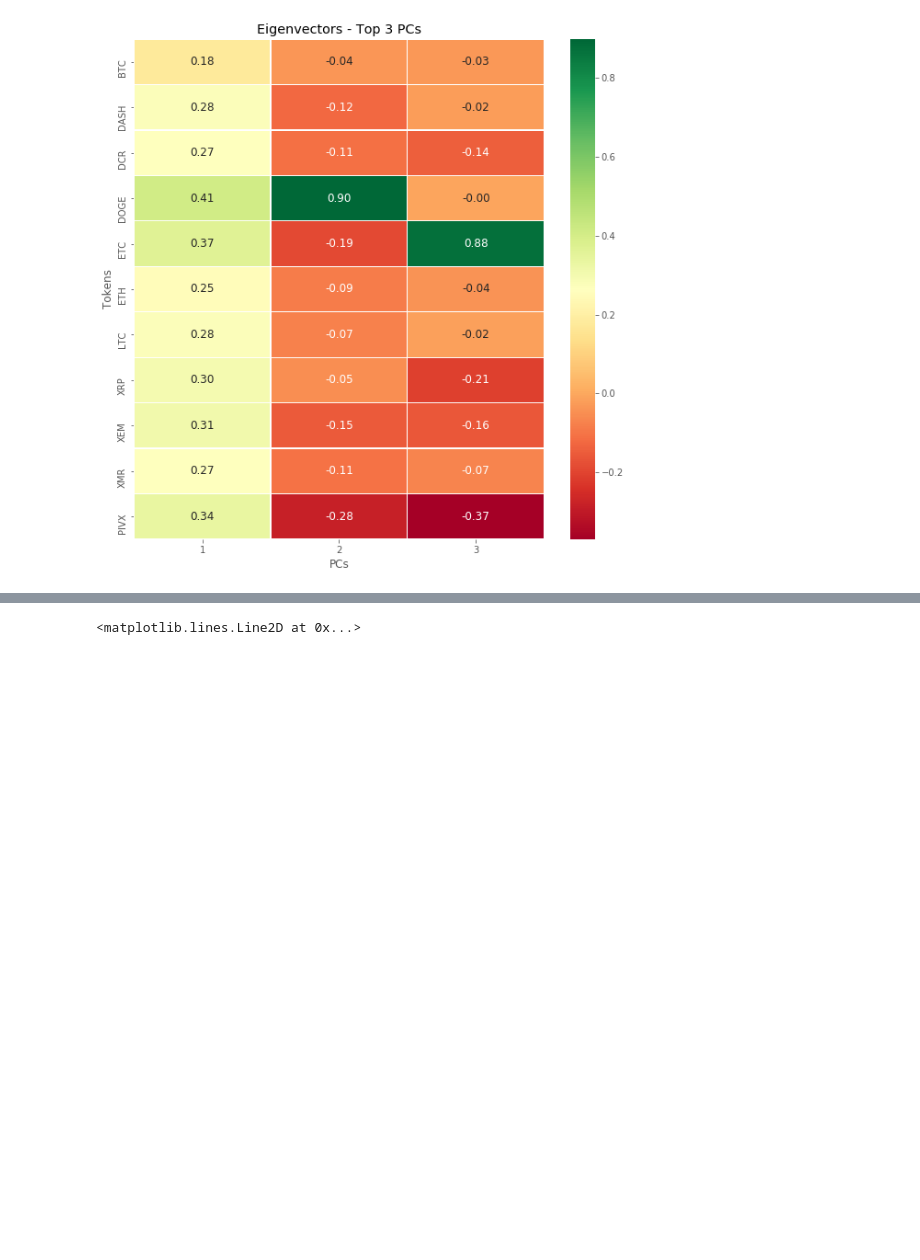
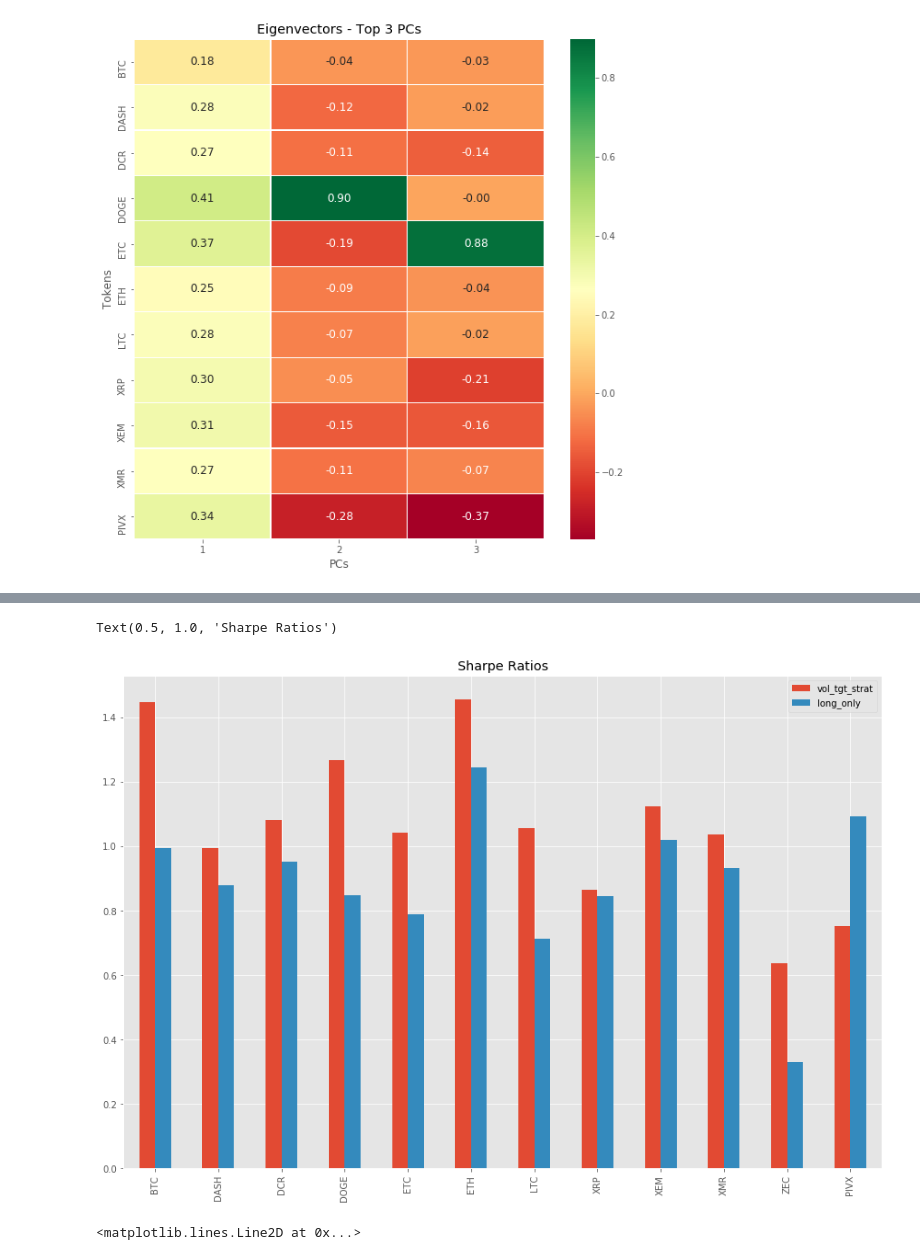
Before and after one commit to sheikhsadik/ProjectNotebooks, a Jupyter notebook: Cryptocurrency Analysis/crypto.ipynb, the cells around one changed output, grey strips where cells are left out. Saved outputs shown, nothing was run; the diff lists cells and outputs as text; code cells hidden in the pictures; blank space fills up the shorter version.

```diff
--- a/Cryptocurrency Analysis/crypto.ipynb
+++ b/Cryptocurrency Analysis/crypto.ipynb
@@ -152,7 +152,8 @@ def get_max_breakout_cta(df,
     return cta_sig
 # %%
 crypto_rets = crypto_df[sub_cryptos].pct_change().dropna(how='all').copy()
-crypto_rets.apply(get_stats, args=(252,))
+ret_stats = crypto_rets.apply(get_stats, args=(252,))
+ret_stats
 # %% [output]
 |  | BTC | DASH | DCR | DOGE | ETC | ETH | LTC | XRP | XEM | XMR | ZEC | ... |
 | Arith. Mean | 0.662214 | 1.213555 | 1.083081 | 1.472341 | 1.229609 | 1.239059 | 0.756535 | 1.060080 | 1.351372 | 1.008740 | 0.423864 | ... |
@@ -243,4 +244,4 @@ resamp_rets = (crypto_rets+1).cumprod().resample(rebal_freq).last().pct_change()
 corr_df = resamp_rets.ewm(halflife=int(252), min_periods=21).corr().dropna()
 vol_df = resamp_rets.ewm(halflife=int(63), min_periods=21).std().dropna()
 
-((vol_tgt/np.sqrt(252))/vol_df).shift(1).multiply(resamp_rets).apply(get_stats, args=(252,))
+vol_tgt_stats = ((vol_tgt/np.sqrt(252))/vol_df).shift(1).multiply(resamp_rets).apply(get_stats, args=(252,))
@@ -259,3 +248,10 @@ vol_df = resamp_rets.ewm(halflife=int(63), min_periods=21).std().dropna()
+# %%
+pd.concat([vol_tgt_stats.loc['SR'].to_frame('vol_tgt_strat'),
+           ret_stats.loc['SR'].to_frame('long_only')], axis=1).plot(kind='bar')
+plt.title('Sharpe Ratios')
+# %% [output]
+Text(0.5, 1.0, 'Sharpe Ratios')
+[figure, added]
 # %%
 resamp_rets.apply(
     lambda x: pd.concat([x, vol_df.diff()[x.name]], axis=1).corr().iloc[0,1],
```
Also changed, not shown: parts of 1 cell of this notebook.
